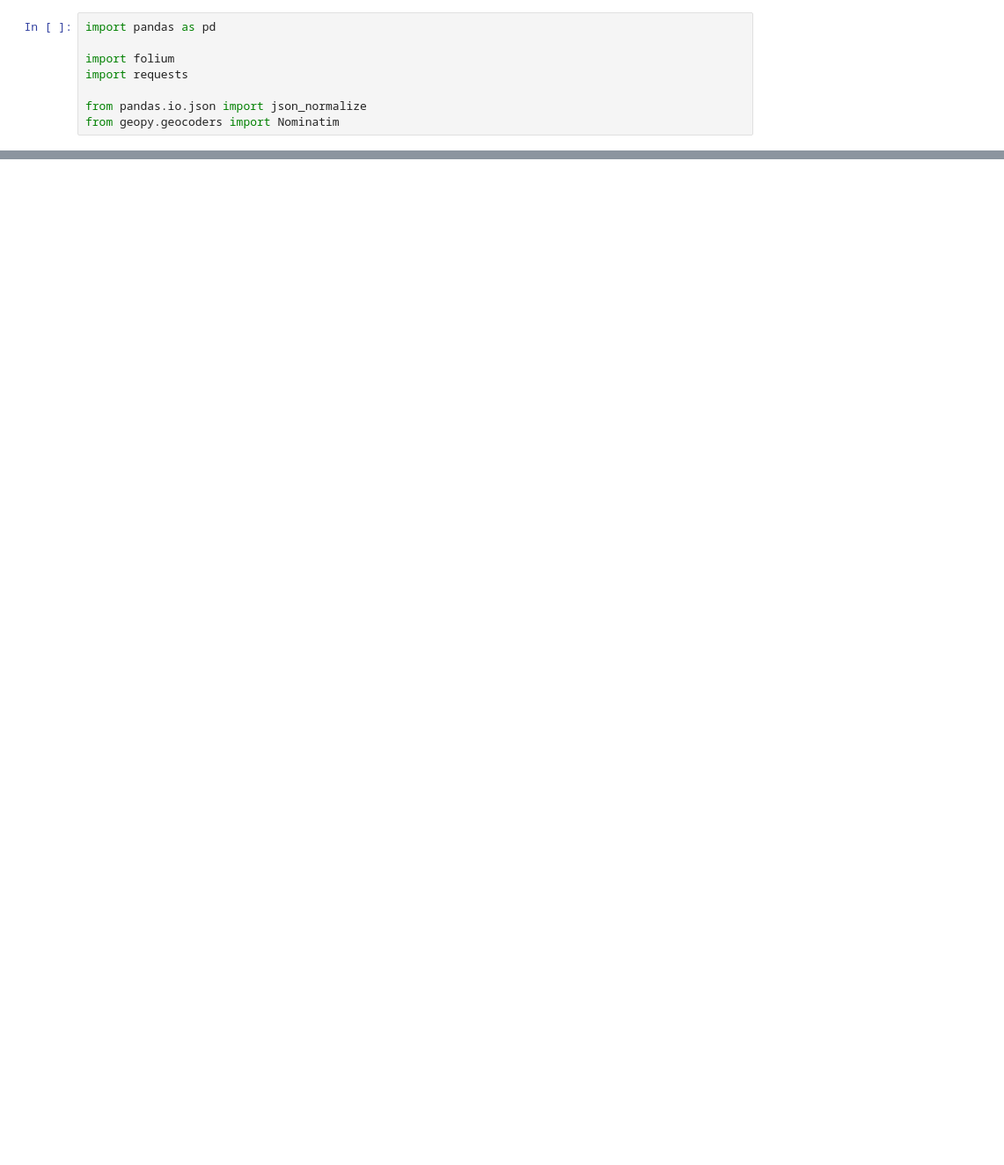
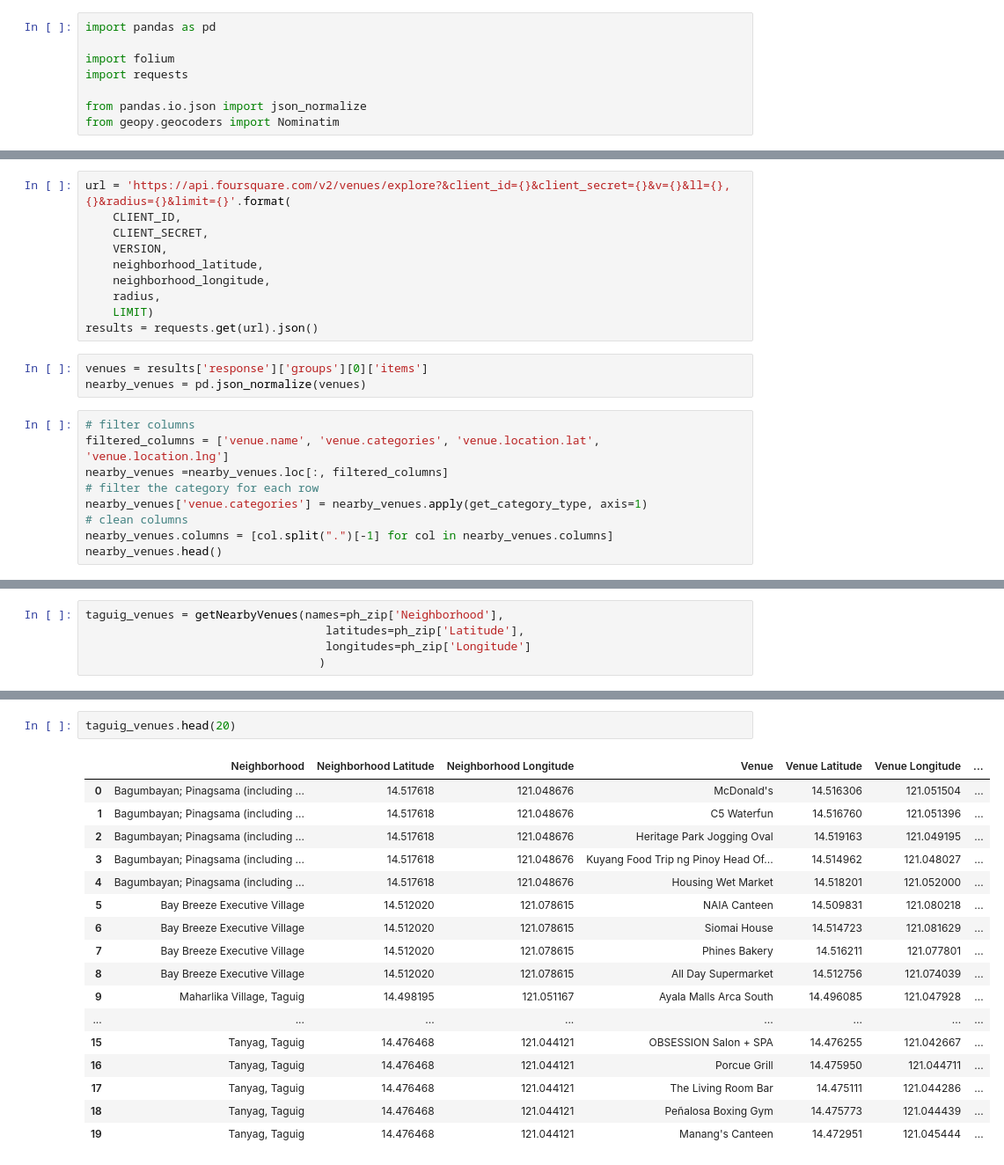
Before and after one commit to alfredo3robles/Coursera_Capstone, a Jupyter notebook: Building Taguig Dataset.ipynb, the cells around one changed output, grey strips where cells are left out. Shown at 88% size. Drawn from its saved outputs; the diff is of its cells as text; blank space fills up the shorter version.

```diff
--- a/Building Taguig Dataset.ipynb
+++ b/Building Taguig Dataset.ipynb
@@ -61,0 +59,22 @@ ph_zip
+# %%
+url = 'https://api.foursquare.com/v2/venues/explore?&client_id={}&client_secret={}&v={}&ll={},{}&radius={}&limit={}'.format(
+    CLIENT_ID,
+    CLIENT_SECRET,
+    VERSION,
+    neighborhood_latitude,
+    neighborhood_longitude,
+    radius,
+    LIMIT)
+results = requests.get(url).json()
+# %%
+venues = results['response']['groups'][0]['items']
+nearby_venues = pd.json_normalize(venues)
+# %%
+# filter columns
+filtered_columns = ['venue.name', 'venue.categories', 'venue.location.lat', 'venue.location.lng']
+nearby_venues =nearby_venues.loc[:, filtered_columns]
+# filter the category for each row
+nearby_venues['venue.categories'] = nearby_venues.apply(get_category_type, axis=1)
+# clean columns
+nearby_venues.columns = [col.split(".")[-1] for col in nearby_venues.columns]
+nearby_venues.head()
@@ -61,0 +155,5 @@ ph_zip
+# %%
+taguig_venues = getNearbyVenues(names=ph_zip['Neighborhood'],
+                                   latitudes=ph_zip['Latitude'],
+                                   longitudes=ph_zip['Longitude']
+                                  )
@@ -61,0 +178,20 @@ ph_zip
+# %%
+taguig_venues.head(20)
+# %% [output]
+|  | Neighborhood | Neighborhood Latitude | Neighborhood Longitude | Venue | Venue Latitude | Venue Longitude | ... |
+| 0 | Bagumbayan; Pinagsama (including ... | 14.517618 | 121.048676 | McDonald's | 14.516306 | 121.051504 | ... |
+| 1 | Bagumbayan; Pinagsama (including ... | 14.517618 | 121.048676 | C5 Waterfun | 14.516760 | 121.051396 | ... |
+| 2 | Bagumbayan; Pinagsama (including ... | 14.517618 | 121.048676 | Heritage Park Jogging Oval | 14.519163 | 121.049195 | ... |
+| 3 | Bagumbayan; Pinagsama (including ... | 14.517618 | 121.048676 | Kuyang Food Trip ng Pinoy Head Of... | 14.514962 | 121.048027 | ... |
+| 4 | Bagumbayan; Pinagsama (including ... | 14.517618 | 121.048676 | Housing Wet Market | 14.518201 | 121.052000 | ... |
+| 5 | Bay Breeze Executive Village | 14.512020 | 121.078615 | NAIA Canteen | 14.509831 | 121.080218 | ... |
+| 6 | Bay Breeze Executive Village | 14.512020 | 121.078615 | Siomai House | 14.514723 | 121.081629 | ... |
+| 7 | Bay Breeze Executive Village | 14.512020 | 121.078615 | Phines Bakery | 14.516211 | 121.077801 | ... |
+| 8 | Bay Breeze Executive Village | 14.512020 | 121.078615 | All Day Supermarket | 14.512756 | 121.074039 | ... |
+| 9 | Maharlika Village, Taguig | 14.498195 | 121.051167 | Ayala Malls Arca South | 14.496085 | 121.047928 | ... |
+| ... | ... | ... | ... | ... | ... | ... | ... |
+| 15 | Tanyag, Taguig | 14.476468 | 121.044121 | OBSESSION Salon + SPA | 14.476255 | 121.042667 | ... |
+| 16 | Tanyag, Taguig | 14.476468 | 121.044121 | Porcue Grill | 14.475950 | 121.044711 | ... |
+| 17 | Tanyag, Taguig | 14.476468 | 121.044121 | The Living Room Bar | 14.475111 | 121.044286 | ... |
+| 18 | Tanyag, Taguig | 14.476468 | 121.044121 | Peñalosa Boxing Gym | 14.475773 | 121.044439 | ... |
+| 19 | Tanyag, Taguig | 14.476468 | 121.044121 | Manang's Canteen | 14.472951 | 121.045444 | ... |
```
Also changed, not shown: parts of 10 cells of this notebook.
